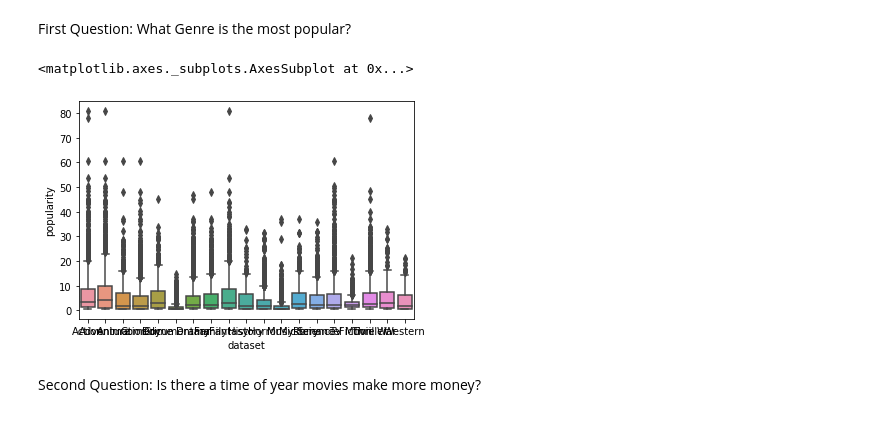
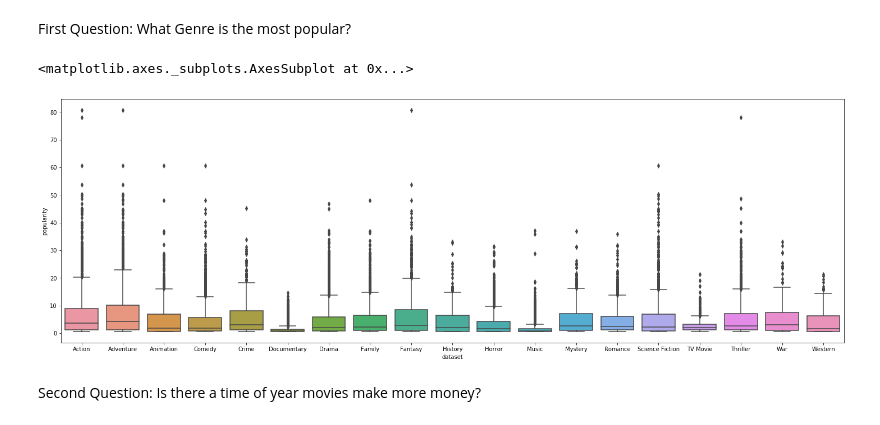
Before and after one commit to stevenkyle2013/Movie-Project, a Jupyter notebook: Data Cleaning.ipynb, the cells around one changed output. Saved outputs shown, nothing was run; the diff lists cells and outputs as text; code cells hidden in the pictures.

Commit message:
Worked more on plotting, finding things I need to go back and clean

```diff
--- a/Data Cleaning.ipynb
+++ b/Data Cleaning.ipynb
@@ -184,35 +187,35 @@ CrimeData = GenrePopTables['Crime']
 DocumentaryData = GenrePopTables['Documentary']
 DramaData = GenrePopTables['Drama']
 FamilyData = GenrePopTables['Family']
 FantasyData = GenrePopTables['Fantasy']
 HistoryData = GenrePopTables['History']
 HorrorData = GenrePopTables['Horror']
 MusicData = GenrePopTables['Music']
 MysteryData = GenrePopTables['Mystery']
 RomanceData = GenrePopTables['Romance']
 ScienceFictionData = GenrePopTables['Science Fiction']
 TVMovieData = GenrePopTables['TV Movie']
 ThrillerData = GenrePopTables['Thriller']
 WarData = GenrePopTables['War']
 WesternData = GenrePopTables['Western']
 
 
 concatenated = pd.concat([ActionData.assign(dataset='Action'), AdventureData.assign(dataset='Adventure'),
                          AnimationData.assign(dataset='Animation'), ComedyData.assign(dataset='Comedy'),
                          CrimeData.assign(dataset='Crime'), DocumentaryData.assign(dataset='Documentary'),
                          DramaData.assign(dataset='Drama'), FamilyData.assign(dataset='Family'),
                          FantasyData.assign(dataset='Fantasy'), HistoryData.assign(dataset='History'),
                          HorrorData.assign(dataset='Horror'), MusicData.assign(dataset='Music'),
                          MysteryData.assign(dataset='Mystery'), RomanceData.assign(dataset='Romance'),
                          ScienceFictionData.assign(dataset='Science Fiction'),
                          TVMovieData.assign(dataset='TV Movie'),
                          ThrillerData.assign(dataset='Thriller'), WarData.assign(dataset='War'),
                          WesternData.assign(dataset='Western')])
 
-
-sns.boxplot(x='dataset',y='popularity',data=concatenated)
+fig1, ax1 = plt.subplots(figsize = (25,8))
+sns.boxplot(x='dataset',y='popularity',data=concatenated, ax = ax1)
 # %% [output]
 <matplotlib.axes._subplots.AxesSubplot at 0x...>
-[figure, old version]
+[figure, new version]
 # %% [markdown]
 Second Question: Is there a time of year movies make more money?
```
Also changed, not shown: parts of 15 cells of this notebook.
